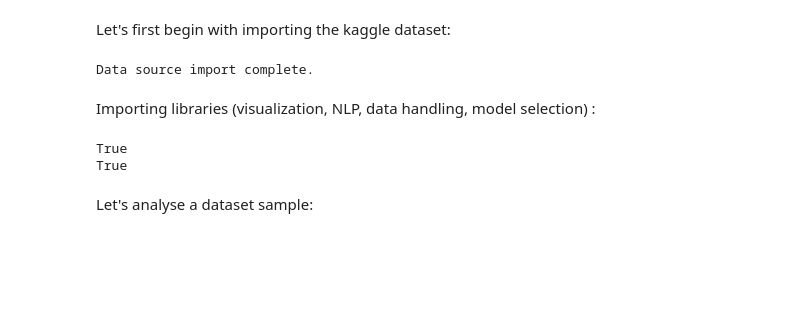
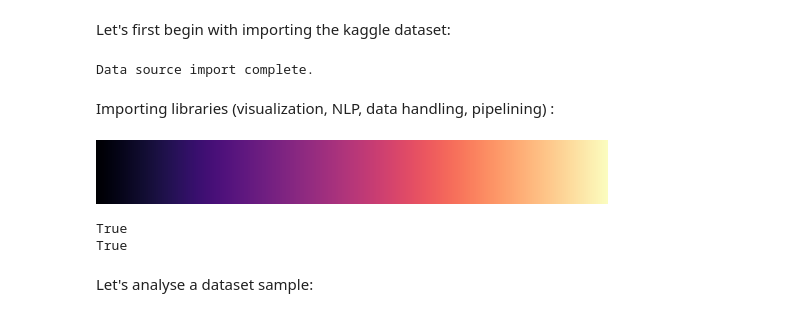
Before and after one commit to DiegoFleury/MI201-groupe-4, a Jupyter notebook: notebooks/preProcessingAndEDA.ipynb, the cells around one changed output. Drawn from its saved outputs; the diff is of its cells as text; code cells hidden in the pictures; blank space fills up the shorter version.

```diff
--- a/notebooks/preProcessingAndEDA.ipynb
+++ b/notebooks/preProcessingAndEDA.ipynb
@@ -32,7 +34,7 @@ print('Data source import complete.')
 # %% [output]
 Data source import complete.
 # %% [markdown]
-Importing libraries (visualization, NLP, data handling, model selection) :
+Importing libraries (visualization, NLP, data handling, pipelining) :
 # %%
 # --------------- MAIN LIBRARIES ------------------
 
@@ -51,6 +59,11 @@ import os
 import matplotlib.pyplot as plt
 import seaborn as sns
 from sklearn.preprocessing import LabelEncoder
+# %%
+sns.set_theme(style="whitegrid", font_scale=1.2)
+sns.color_palette("magma", as_cmap=True)
+# %% [output]
+[figure, added]
 # %%
 train_dataset = path+'/train.csv'
 test_dataset = path+'/test.csv'
```
Also changed, not shown: parts of 58 cells of this notebook.
